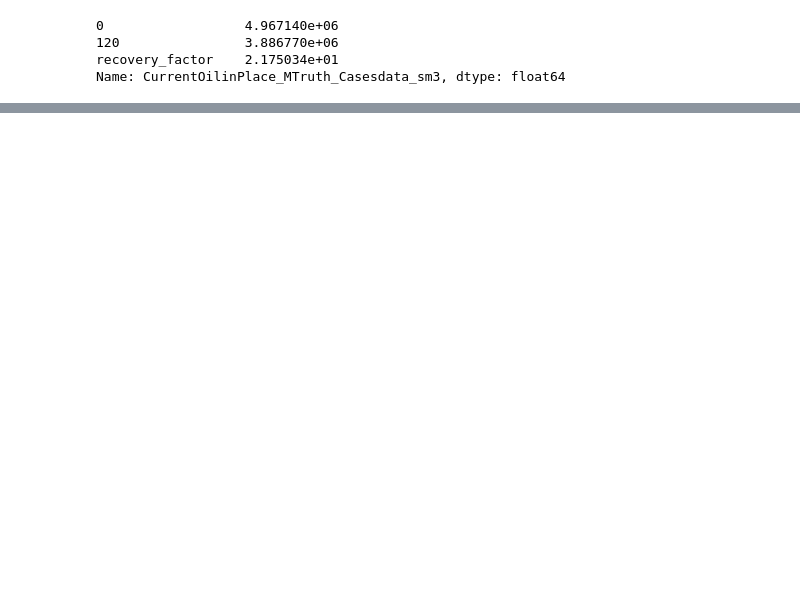
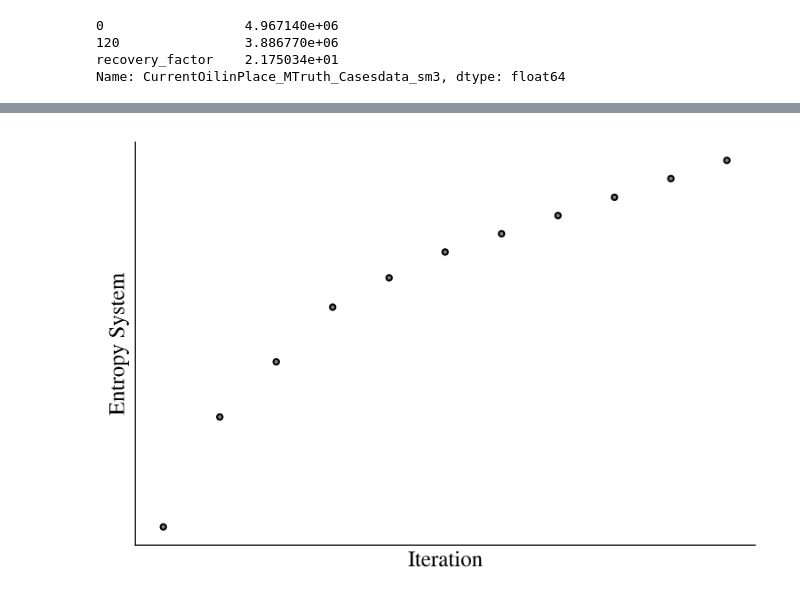
Before and after one commit to BastianSteffens/ABRM_functions, a Jupyter notebook: notebooks/Model_builder.ipynb, the cells around one changed output, grey strips where cells are left out. Cells and saved outputs as stored; diff of their text form; code cells hidden in the pictures; blank space fills up the shorter version.

```diff
--- a/notebooks/Model_builder.ipynb
+++ b/notebooks/Model_builder.ipynb
@@ -577,0 +583,14 @@ Name: CurrentOilinPlace_MTruth_Casesdata_sm3, dtype: float64
+# %%
+F_points_target = np.array([0, 0.3, 0.45, 0.6, 0.68, 0.75, 0.8, 0.85, 0.9, 0.95, 1])
+plt.plot(F_points_target,".",c = 'grey')
+plt.ylabel("Entropy System")
+plt.xlabel("Iteration")
+ax = plt.gca()
+ax.axes.xaxis.set_ticks([])
+ax.axes.yaxis.set_ticks([])
+
+plt.grid(True)
+
+plt.savefig('Entropy_sysetm.png', bbox_inches='tight',dpi = 300)
+# %% [output]
+[figure, added]
```
Also changed, not shown: parts of 5 cells of this notebook, 40 other files.
